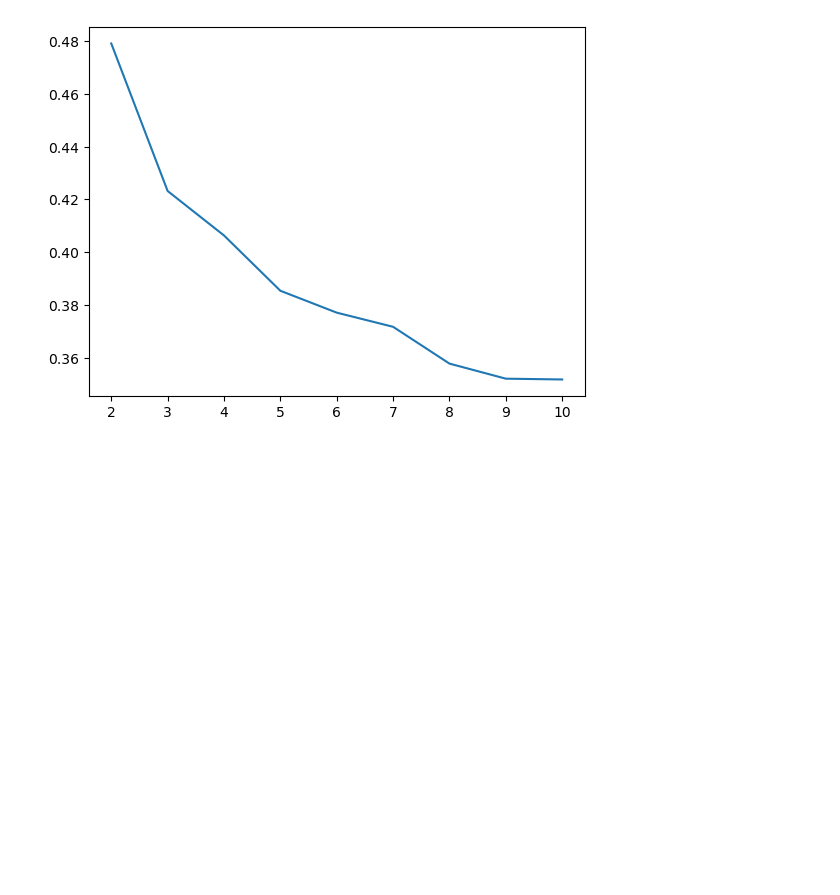
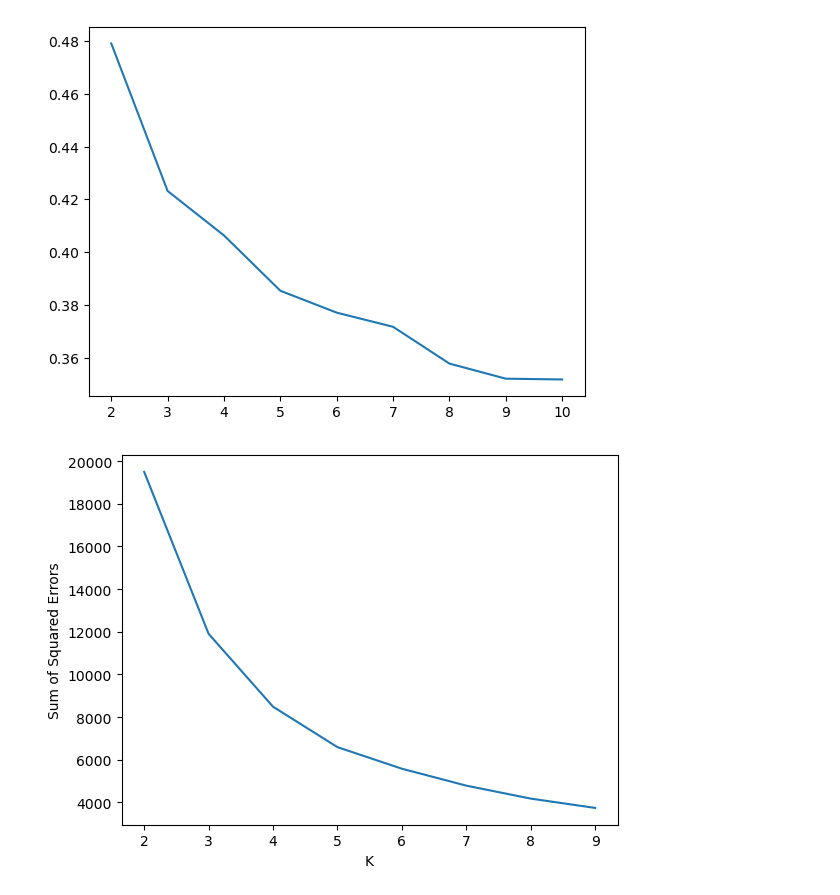
Before and after one commit to louisleger/ada-final-project, a Jupyter notebook: src/star_score.ipynb, the cells around one changed output. Drawn from its saved outputs; the diff is of its cells as text; code cells hidden in the pictures; blank space fills up the shorter version.

```diff
--- a/src/star_score.ipynb
+++ b/src/star_score.ipynb
@@ -278,4 +278,21 @@ plt.plot(silhouettes.k,silhouettes.score)
 # %% [output]
 [<matplotlib.lines.Line2D at 0x...>]
 [figure]
+# %%
+def plot_sse(X, start=2, end=10):
+    sse = [] #sum squared error
+    for k in range(start, end):
+        # Assign the labels to the clusters
+        kmeans = KMeans(n_clusters=k, random_state=10).fit(X)
+        sse.append({"k": k, "sse": kmeans.inertia_})
+
+    sse = pd.DataFrame(sse)
+    # Plot the data
+    plt.plot(sse.k, sse.sse)
+    plt.xlabel("K")
+    plt.ylabel("Sum of Squared Errors")
+
+plot_sse(X)
+# %% [output]
+[figure, added]
 # %%
```
Also changed, not shown: parts of 2 cells of this notebook.
